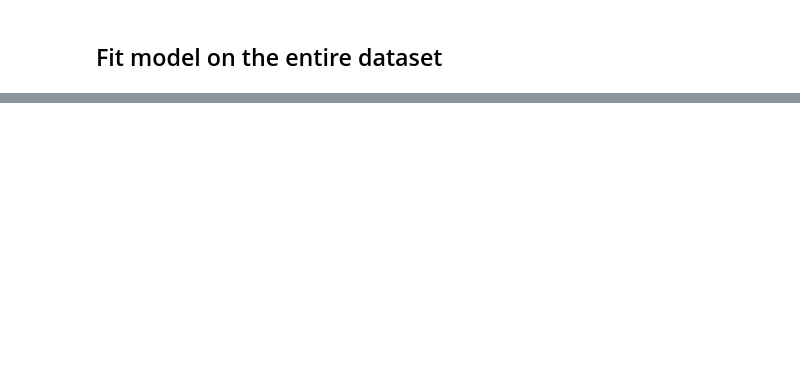
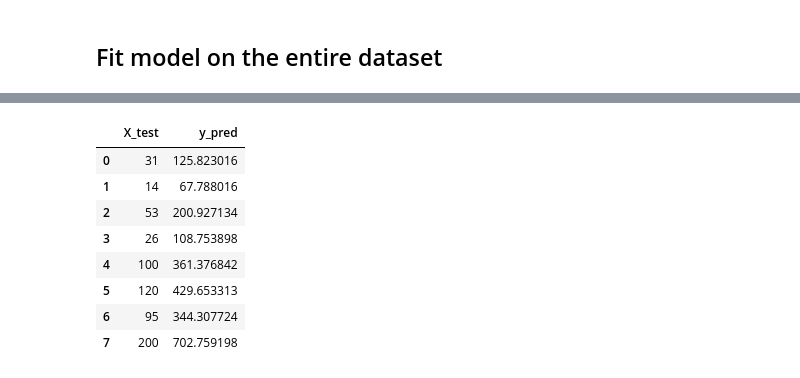
Before and after one commit to anujonthemove/Machine-Learning-Playground, a Jupyter notebook: univariate-linear-regression/Simple-Linear-Regression-using-Scikit-Learn.ipynb, the cells around one changed output, grey strips where cells are left out. Cells and saved outputs as stored; diff of their text form; code cells hidden in the pictures; blank space fills up the shorter version.

```diff
--- a/univariate-linear-regression/Simple-Linear-Regression-using-Scikit-Learn.ipynb
+++ b/univariate-linear-regression/Simple-Linear-Regression-using-Scikit-Learn.ipynb
@@ -20,5 +65,7 @@ import matplotlib.pyplot as plt
 # %%
-data = pd.read_csv('../datasets/regression/univariate-regression/auto-insurance-data/auto-insurance-sweden.csv', sep=','
+# Load data using pandas read_csv helper
+data = pd.read_csv('../datasets/regression/univariate-regression/auto-insurance-data/auto_insurance_sweden.csv', sep=','
                  , names=['num_claims', 'total_payment'], skiprows=1)
-print(data.head())
+print('Dataset Shape', data.shape)
+data.head()
 # %% [output]
@@ -123,0 +167,17 @@ plt.plot(Test_x, predictions, 'g');
+# %%
+# unseen test data set
+X_test = np.array(pd.DataFrame([31, 14, 53, 26, 100, 120, 95, 200]))
+
+# make predictions on new data using the coefficients obtained above
+y_pred = regr_model_final.predict(X_test).ravel().tolist()
+pd.DataFrame({'X_test': X_test.ravel().tolist(), 'y_pred': y_pred})
+# %% [output]
+|  | X_test | y_pred |
+| 0 | 31 | 125.823016 |
+| 1 | 14 | 67.788016 |
+| 2 | 53 | 200.927134 |
+| 3 | 26 | 108.753898 |
+| 4 | 100 | 361.376842 |
+| 5 | 120 | 429.653313 |
+| 6 | 95 | 344.307724 |
+| 7 | 200 | 702.759198 |
```
Also changed, not shown: parts of 34 cells of this notebook, 3 other files.
